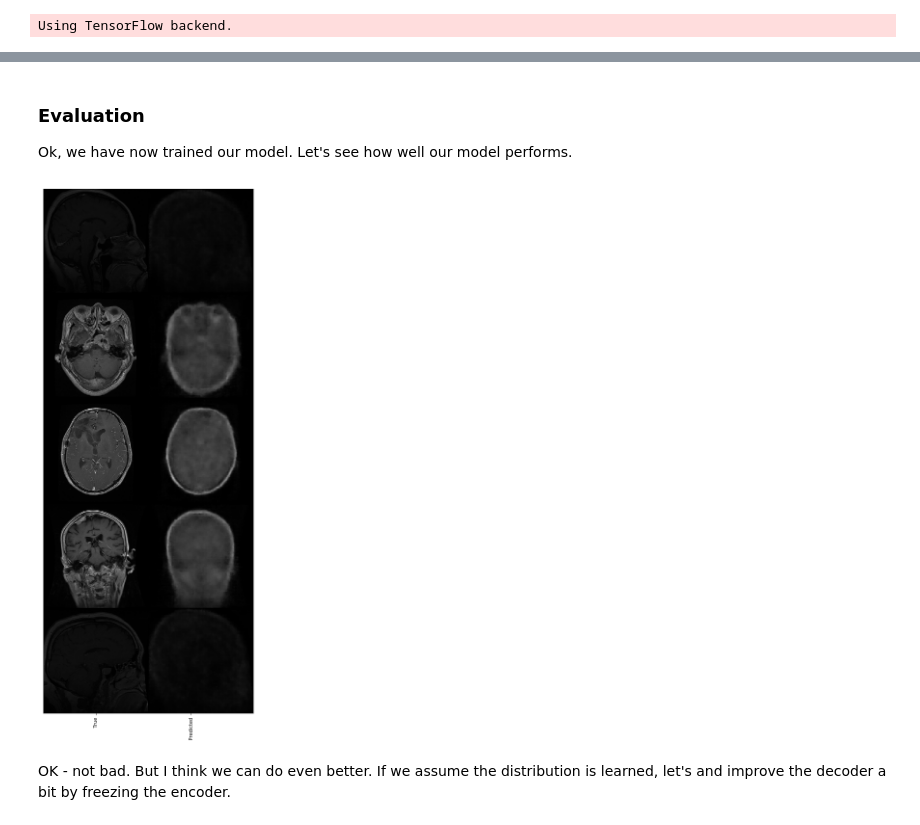
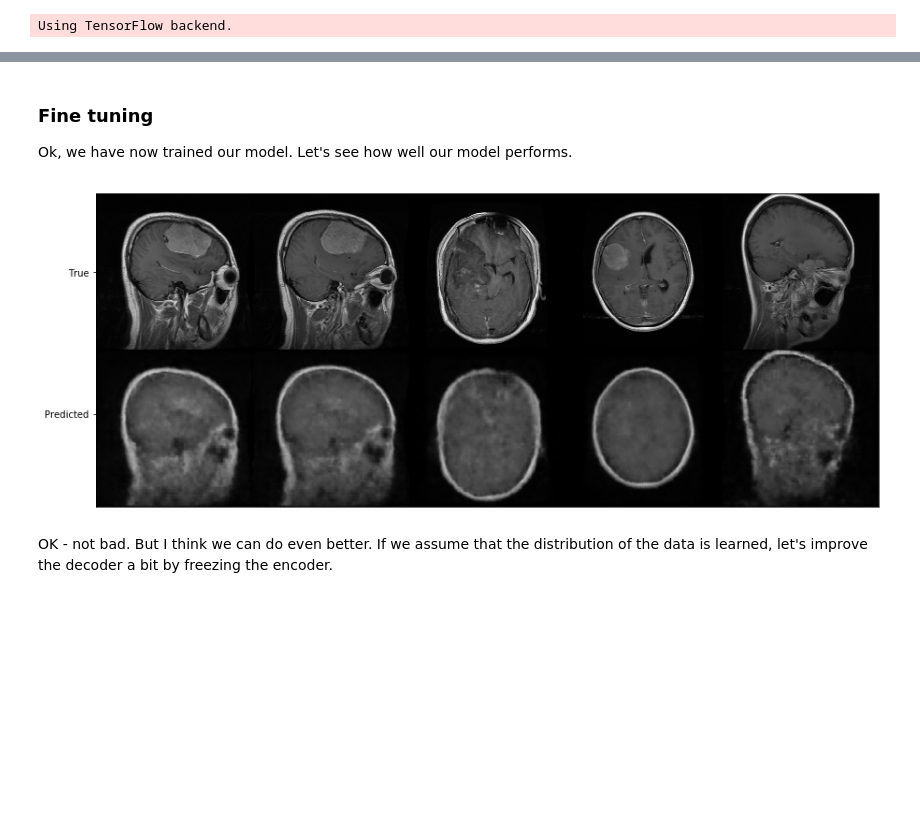
Before and after one commit to epimedai/VAE, a Jupyter notebook: VAE guide.ipynb, the cells around one changed output, grey strips where cells are left out. Drawn from its saved outputs; the diff is of its cells as text; code cells hidden in the pictures; blank space fills up the shorter version.

```diff
--- a/VAE guide.ipynb
+++ b/VAE guide.ipynb
@@ -56,3 +58,15 @@ x_train = load_data()
 print(x_train.shape)
 # %% [output]
 (3049, 512, 512, 1)
+# %%
+# We will now plot 6 examples of the MRI data we just loaded
+
+stacked = x_train[0].reshape((512,512))
+for i in range(1, 6):
+    stacked = np.hstack([stacked, x_train[i].reshape((512,512))])
+plt.figure(figsize=(15,15))
+plt.imshow(stacked, cmap='gray')
+plt.xticks([])
+plt.yticks([])
+plt.title('Training data')
+plt.show()
@@ -81,7 +97,7 @@ Using TensorFlow backend.
 params = {
     'filters': 16, # How many filters should the first convolutional layer contain?
     'latent_dim': 16, # How many distributions should the VAE learn?
-    'kernel_size': 3, # How big should the kernels be?
+    'kernel_size': (3, 3), # How big should the kernels be?
     'input_shape': x_train.shape[1:], # What is the input-shape?
     'last_activation': 'sigmoid' # What should be the last activation?
 }
@@ -180,6 +196,7 @@ def decoder(prev,
 
     # Make model object
     decoder = Model(latent_inputs, outputs, name='decoder')
+    params['filters'] = filters
     return decoder
 # %%
 # Instatiating the models - gluing it all together
@@ -231 +252,3 @@ vae.add_loss(vae_loss)
+# %%
+use_pre_trained_model = False
 # %%
@@ -280,38 +305,18 @@ Epoch 18/18
 # %% [markdown]
-### Evaluation
+### Fine tuning
 
 Ok, we have now trained our model. Let's see how well our model performs.
 # %%
 # Ok, lets see how the model does on some data
 # Lets predict 5 images, and see how it compares to the original data
 
-vae.save_weights('pretrained_models/pretrained_model_weights.h5')
-
-import matplotlib.pyplot as plt
-import numpy as np
-
-
+from utils.plot_utils import plot_prediction
 
 nr_of_samples = 5
 
 test_data = x_train[np.random.choice(range(x_train.shape[0]), nr_of_samples)]
-y_pred = vae.predict(test_data)
-target_shape = (512, 512)
-
-stacked = y_pred[0].reshape(target_shape)
-for i in range(1, nr_of_samples):
-    stacked = np.vstack([stacked, y_pred[i].reshape(target_shape)])
-
-stacked_test = test_data[0].reshape(target_shape)
-for i in range(1, nr_of_samples):
-    stacked_test = np.vstack([stacked_test, test_data[i].reshape(target_shape)])
-
-plt.figure(figsize=(20,20))
-plt.imshow(np.hstack([stacked_test, stacked]), cmap='gray')
-plt.yticks([])
-plt.xticks([256, 720], ['True', 'Predicted'], rotation=90)
-plt.show()
+plot_prediction(vae, test_data)
 # %% [output]
-[figure, old version]
+[figure, new version]
 # %% [markdown]
-OK - not bad. But I think we can do even better. If we assume the distribution is learned, let's and improve the decoder a bit by freezing the encoder.
+OK - not bad. But I think we can do even better. If we assume that the distribution of the data is learned, let's improve the decoder a bit by freezing the encoder.
```
Also changed, not shown: parts of 15 cells of this notebook, 6 other files.
